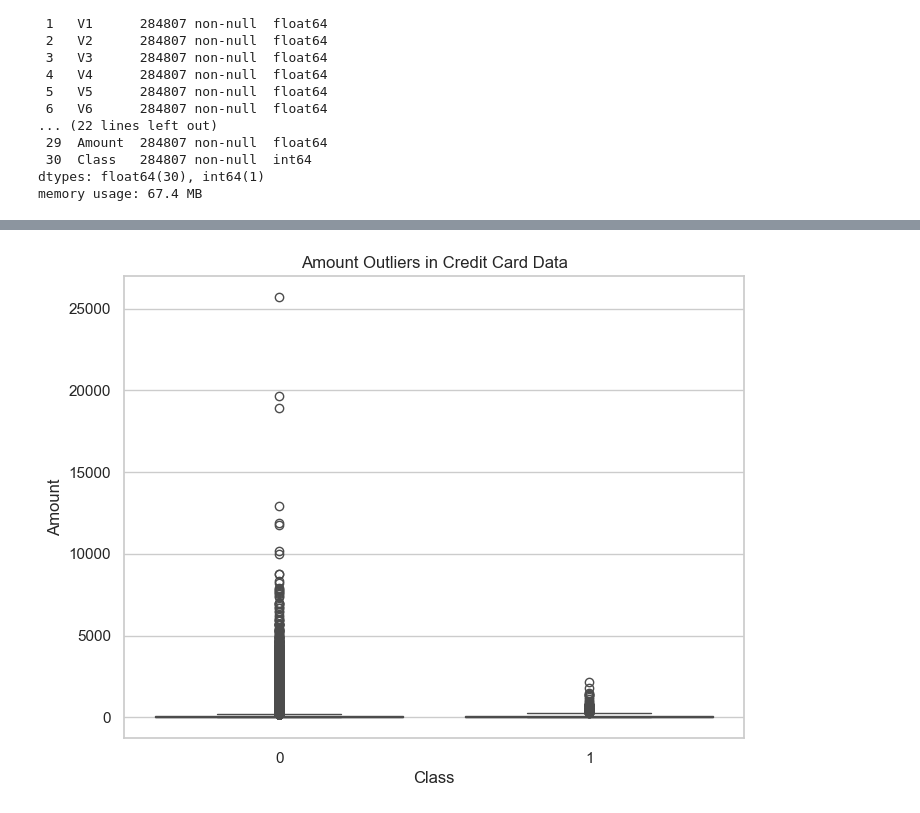
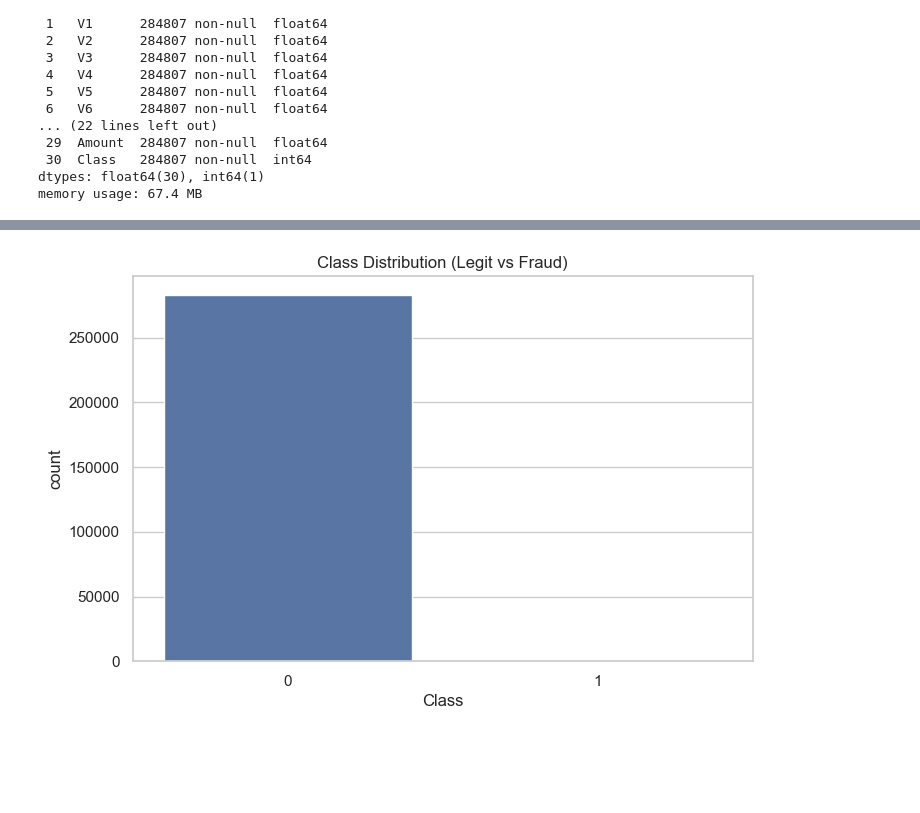
Before and after one commit to AdeyAmare/financial-fraud-detection, a Jupyter notebook: notebooks/eda_credit_card.ipynb, the cells around one changed output, grey strips where cells are left out. Drawn from its saved outputs; the diff is of its cells as text; code cells hidden in the pictures; blank space fills up the shorter version.

```diff
--- a/notebooks/eda_credit_card.ipynb
+++ b/notebooks/eda_credit_card.ipynb
@@ -25,11 +60,11 @@ logger = logging.getLogger("EDA_Fraud")
 # %%
-# -----------------------------
-# Load Raw Data
-# -----------------------------
-credit_loader = CreditCardDataLoader("../data/raw/creditcard.csv")
-
-credit_df = credit_loader.load()
-
-logger.info(f"Credit card data shape: {credit_df.shape}")
-logger.info(f"Credit card data columns: {credit_df.columns}")
+try:
+    raw_path = project_root / "data/raw/creditcard.csv"
+    credit_loader = CreditCardDataLoader(raw_path)
+    credit_df = credit_loader.load()
+    logger.info(f"Credit card data shape: {credit_df.shape}")
+    logger.info(f"Credit card data columns: {credit_df.columns.tolist()}")
+except Exception as e:
+    logger.error(f"Failed to load credit card data: {e}")
+    raise
 # %% [output]
@@ -108,11 +141,13 @@ dtype: float64
 # %%
 # -----------------------------
-#  Data Cleaning
+# Data Cleaning
 # -----------------------------
-
-credit_df_clean = cleaner.clean(missing_strategy="fill_median")  # or "drop" based on your justification
-logger.info("Data cleaning completed.")
-
-# Optional: report after cleaning
-cleaner.report()
+try:
+    credit_df_clean = cleaner.clean(missing_strategy="fill_median")
+    logger.info("Data cleaning completed.")
+    logger.info("Post-cleaning report:")
+    cleaner.report()
+except Exception as e:
+    logger.error(f"Data cleaning failed: {e}")
+    raise
 # %% [output]
@@ -136,6 +171,8 @@ dtype: float64
 # %%
-plt.figure(figsize=(8, 6))
-sns.boxplot(data=credit_df, x='Class', y='Amount')
-plt.title('Amount Outliers in Credit Card Data')
-plt.show()
+# -----------------------------
+# Exploratory Data Analysis (EDA)
+# -----------------------------
+
+# Class distribution
+plot_count(credit_df_clean, column="Class", title="Class Distribution (Legit vs Fraud)")
 # %% [output]
@@ -144 +181 @@ plt.show()
-[figure, old version]
+[figure, new version]
```
Also changed, not shown: parts of 14 cells of this notebook, 6 other files.
